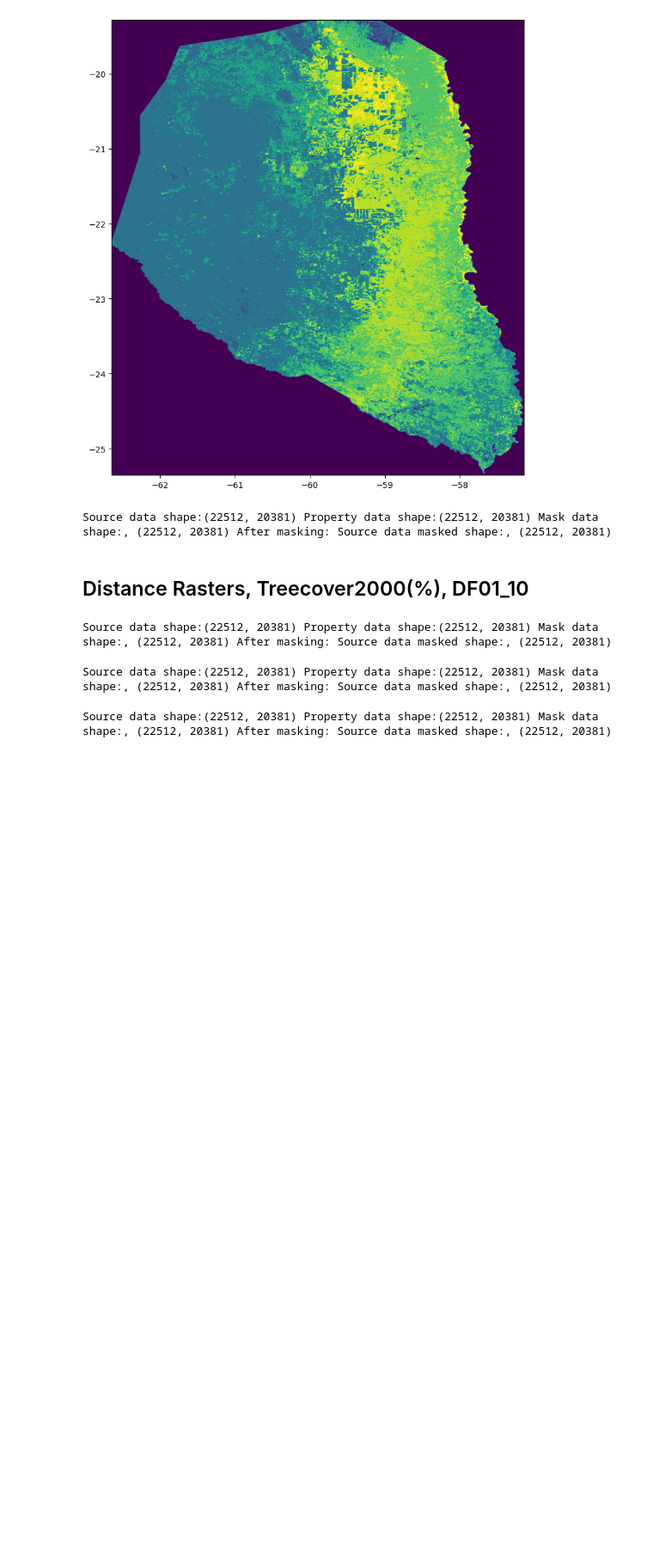
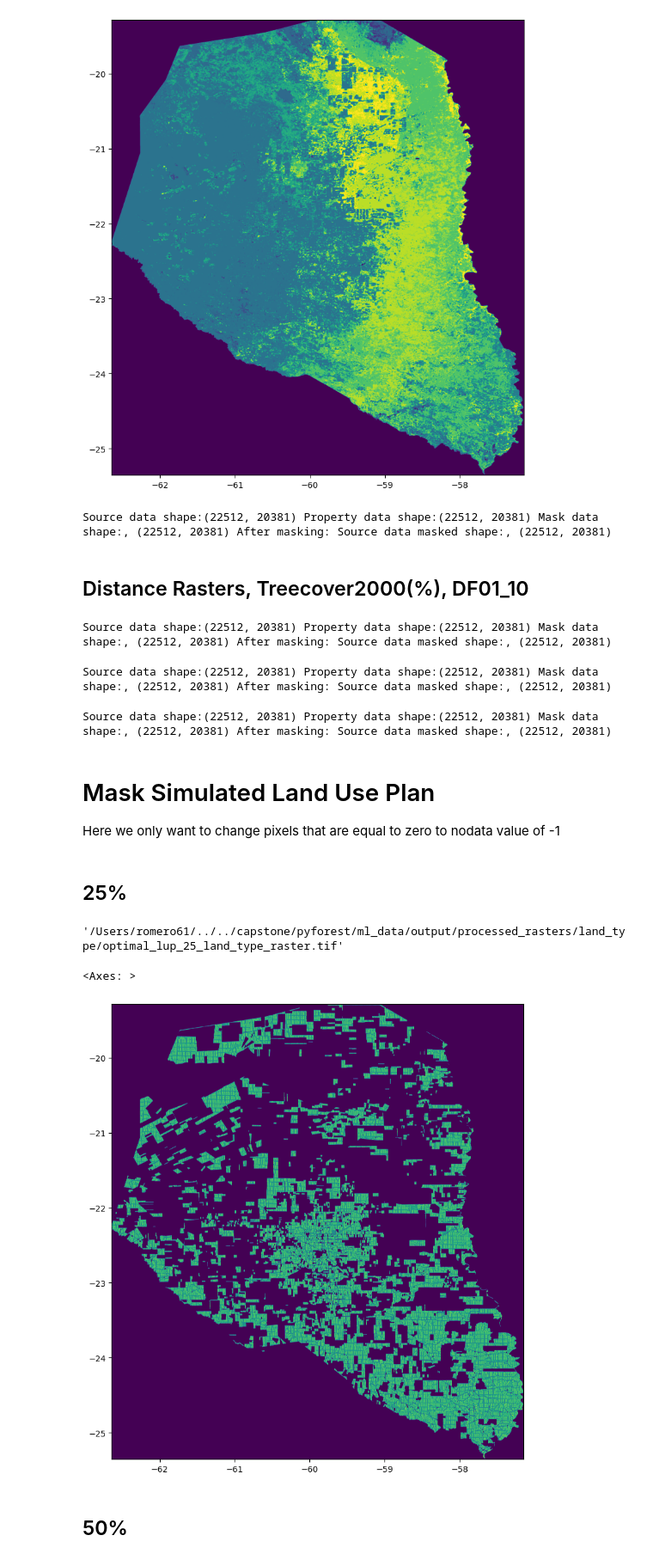
Before and after one commit to cp-PYFOREST/PYFOREST-ML, a Jupyter notebook: 03-preprocessing/crop-mask-lup.ipynb, the cells around one changed output. Shown at 86% size. Cells and saved outputs as stored; diff of their text form; code cells hidden in the pictures; blank space fills up the shorter version.

```diff
--- a/03-preprocessing/crop-mask-lup.ipynb
+++ b/03-preprocessing/crop-mask-lup.ipynb
@@ -196,3 +207,6 @@ precipitation_masked_output_raster = os.path.join(output_folder,'precipitation_m
 crop_and_mask_raster(PRECIPITATION_FILEPATH, raster_to_use_as_mask, precipitation_masked_output_raster, max_height, max_width)
 # %% [output]
 Source data shape:(22512, 20381) Property data shape:(22512, 20381) Mask data shape:, (22512, 20381) After masking: Source data masked shape:, (22512, 20381)
+# %% [markdown]
+# Mask Simulated Land Use Plan
+Here we only want to change pixels that are equal to zero to nodata value of -1
@@ -198,0 +217,18 @@ Source data shape:(22512, 20381) Property data shape:(22512, 20381) Mask data sh
+# %% [markdown]
+## 25%
+# %%
+lup_25_raster = os.path.join(SIM_LUP_RASTER_PATH[0], 'optimal_lup_25_land_type_raster.tif')
+lup_25_raster
+# %% [output]
+'/Users/romero61/../../capstone/pyforest/ml_data/output/processed_rasters/land_type/optimal_lup_25_land_type_raster.tif'
+# %%
+lup_raster = rasterio.open(lup_25_raster)
+# Read the raster data into a NumPy array
+lup_raster_array = lup_raster.read(1)
+# Plot raster
+fig, ax = plt.subplots(1, figsize = (10, 10))
+show(lup_raster, ax = ax)
+plt.gca()
+# %% [output]
+<Axes: >
+[figure, added]
@@ -198,0 +252,2 @@ Source data shape:(22512, 20381) Property data shape:(22512, 20381) Mask data sh
+# %% [markdown]
+## 50%
```
Also changed, not shown: parts of 17 cells of this notebook, 3 other files.
